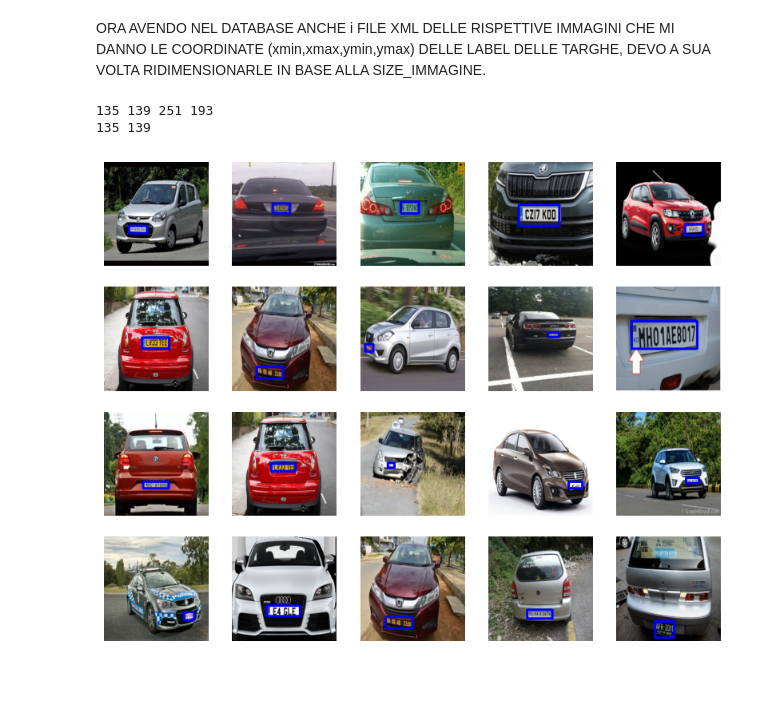
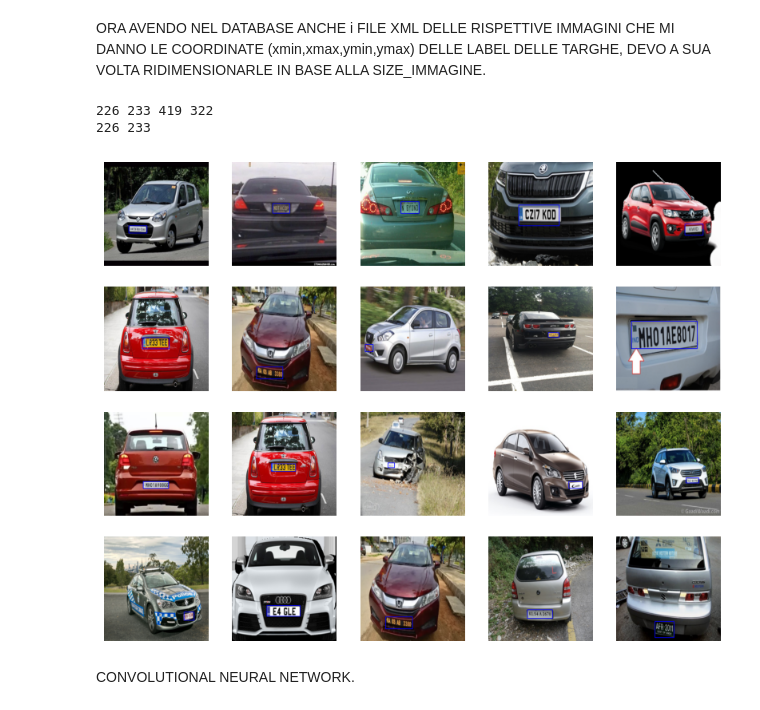
Before and after one commit to paolomastroo/CNN-and-OCR-for-car-plates, a Jupyter notebook: progetto.ipynb, the cells around one changed output. Drawn from its saved outputs; the diff is of its cells as text; code cells hidden in the pictures; blank space fills up the shorter version.

```diff
--- a/progetto.ipynb
+++ b/progetto.ipynb
@@ -15,7 +20,7 @@ import copy as cp #libreria per copiare le immagini
 # %%
 #IPERPARAMETRI DEL PROGETTO
 LISTA_IMMAGINI = [] #lista che contiene tutte le immagini del dataset
-SIZE_IMMAGINE = 300 #ovvero è una 300x300, parametro per il ridimensionamento
+SIZE_IMMAGINE = 500 #ovvero è una 300x300, parametro per il ridimensionamento
 LISTA_LABEL = [] #lista che contiene tutti i file xml delle dataset
 LISTA_IMMAGINI_CON_LABEL =[] #lista che contiene le immagini con SIZE_IMMAGINE e il loro rispettivo LABEL disegnato. tipo numpy
 # %% [markdown]
@@ -82,23 +87,25 @@ print(xmin,ymin,xmax,ymax)
 
 print(LISTA_LABEL[0][0],LISTA_LABEL[0][1])
 # %% [output]
-135 139 251 193
-135 139
+226 233 419 322
+226 233
 # %%
 #ORA RIDISEGNO IL RETTANGOLO PER OGNI IMMAGINE CHE MI INDIVIDUA LA TARGA
 i=0
 for file in LISTA_IMMAGINI:
     xmin_i,ymin_i,xmax_i,ymax_i = LISTA_LABEL[i][0],LISTA_LABEL[i][1],LISTA_LABEL[i][2],LISTA_LABEL[i][3]
     immagine_con_rettangolo = cp.deepcopy(file)
-    cv2.rectangle(immagine_con_rettangolo,(xmin_i,ymin_i),(xmax_i,ymax_i),(0,0,255),5)
+    cv2.rectangle(immagine_con_rettangolo,(xmin_i,ymin_i),(xmax_i,ymax_i),(0,0,255),2)
     LISTA_IMMAGINI_CON_LABEL.append(immagine_con_rettangolo)
     i=i+1
 
 #un subplot della 100-esima immagine fino alla 120-esima.
 plt.figure(figsize=(10,20))
 for i in range(0,20) :
     plt.subplot(10,5,i+1)
     plt.axis('off')
     plt.imshow(LISTA_IMMAGINI_CON_LABEL[120-i])
 # %% [output]
-[figure, old version]
+[figure, new version]
+# %% [markdown]
+CONVOLUTIONAL NEURAL NETWORK.
```
Also changed, not shown: parts of 3 cells of this notebook.
